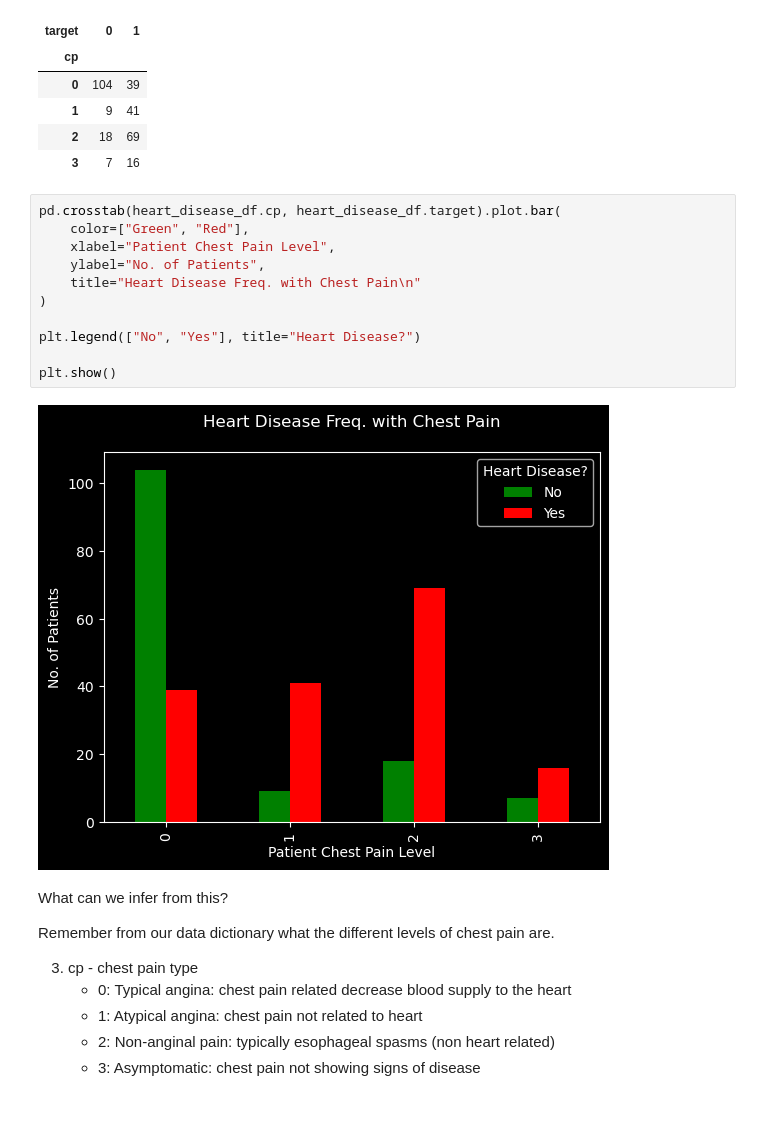
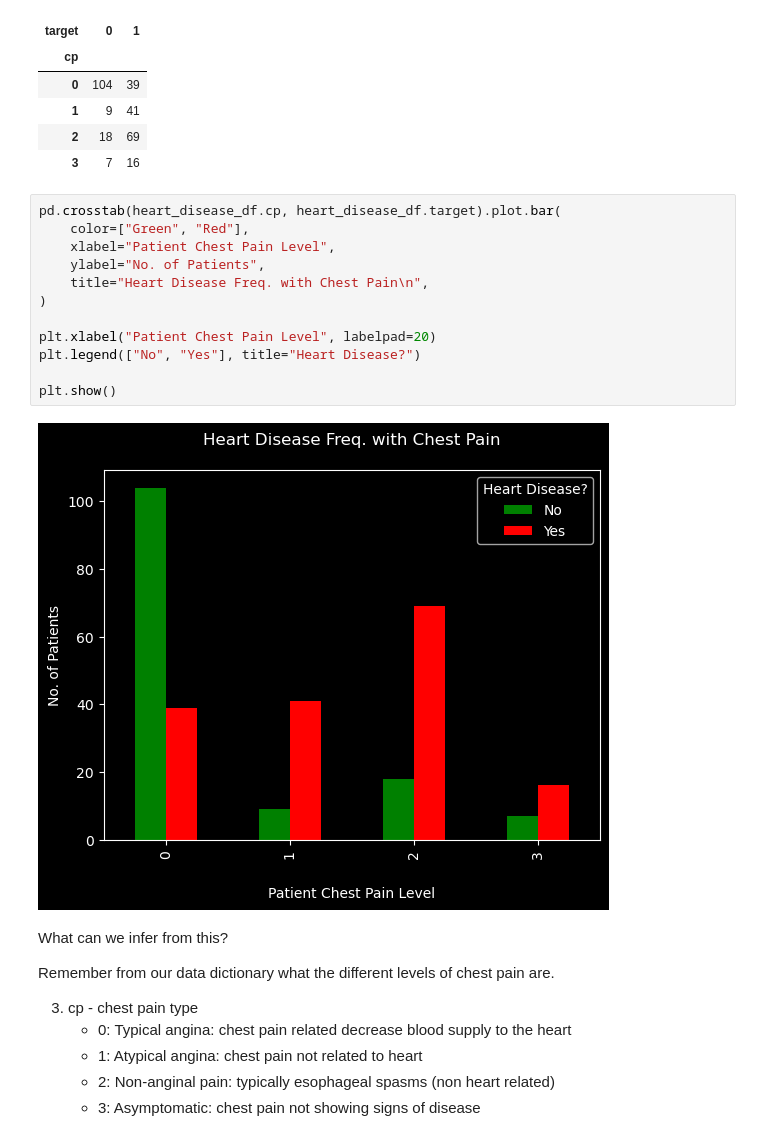
Before and after one commit to DarkDk123/Simple-Heart-disease-classification, a Jupyter notebook: Heart-disease-model.ipynb, the cells around one changed output. Cells and saved outputs as stored; diff of their text form; blank space fills up the shorter version.

```diff
--- a/Heart-disease-model.ipynb
+++ b/Heart-disease-model.ipynb
@@ -473,16 +485,17 @@ pd.crosstab(heart_disease_df.cp, heart_disease_df.target)
 # %%
 pd.crosstab(heart_disease_df.cp, heart_disease_df.target).plot.bar(
     color=["Green", "Red"],
     xlabel="Patient Chest Pain Level",
     ylabel="No. of Patients",
-    title="Heart Disease Freq. with Chest Pain\n"
+    title="Heart Disease Freq. with Chest Pain\n",
 )
 
+plt.xlabel("Patient Chest Pain Level", labelpad=20)
 plt.legend(["No", "Yes"], title="Heart Disease?")
 
 plt.show()
 # %% [output]
-[figure, old version]
+[figure, new version]
 # %% [markdown]
 What can we infer from this?
 
```
Also changed, not shown: parts of 12 cells of this notebook.
